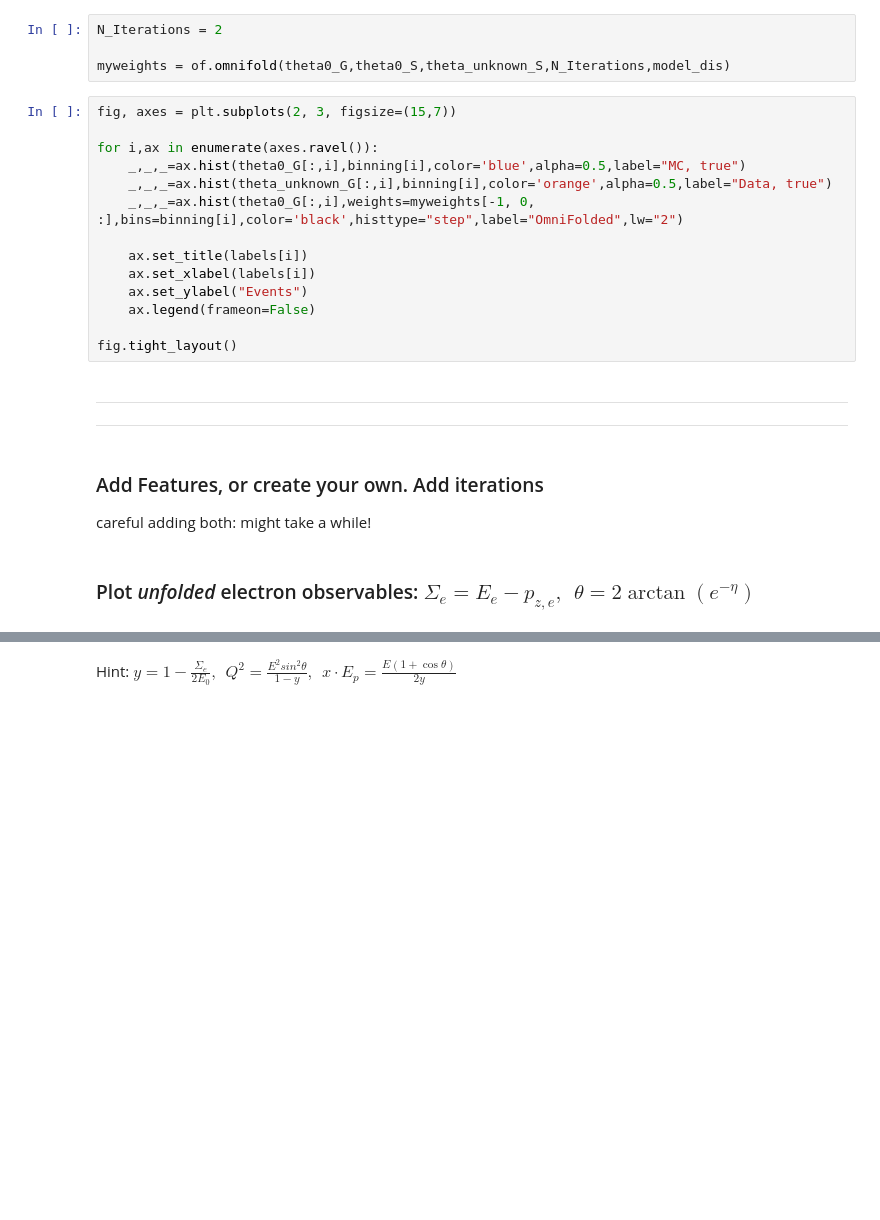
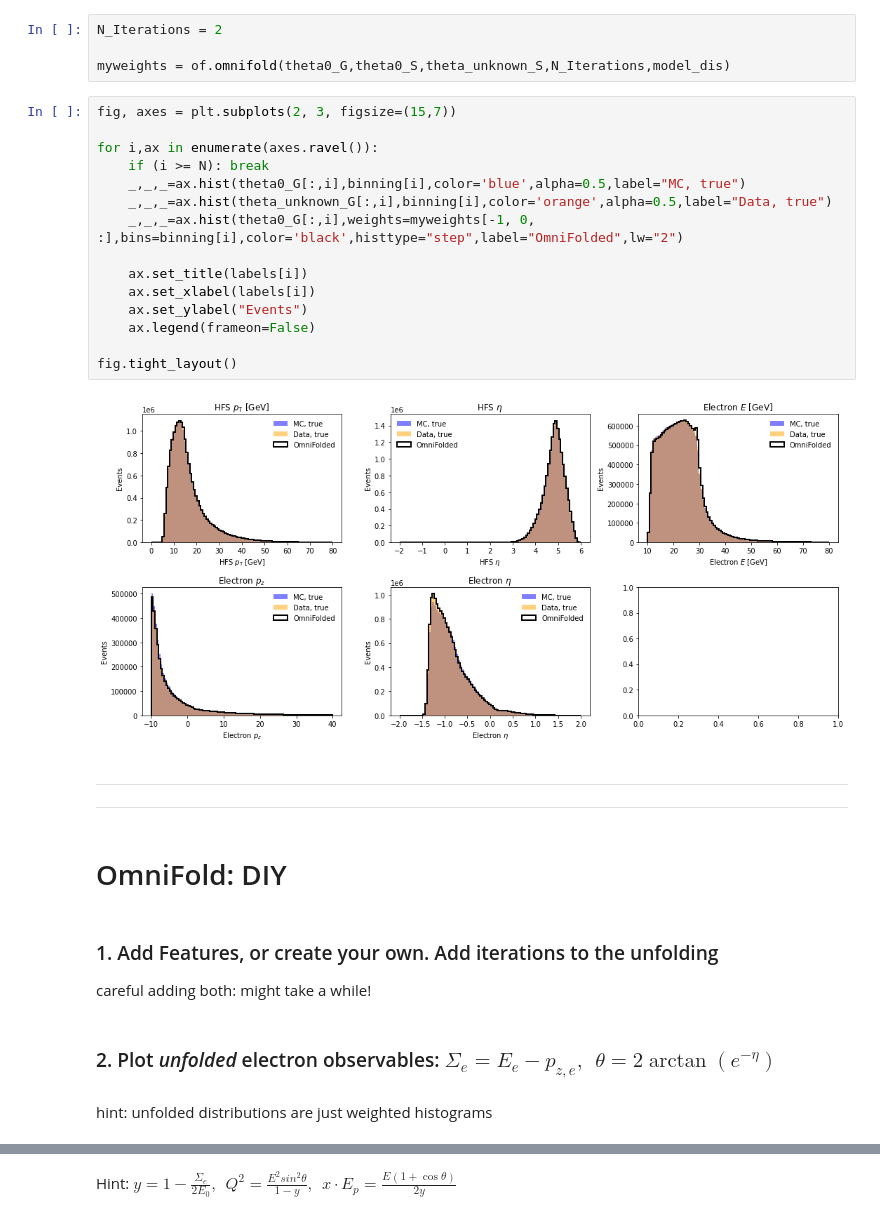
Before and after one commit to ftoralesacosta/AI4EIC_Omnifold, a Jupyter notebook: DIS_Omnifold.ipynb, the cells around one changed output, grey strips where cells are left out. Cells and saved outputs as stored; diff of their text form; blank space fills up the shorter version.

```diff
--- a/DIS_Omnifold.ipynb
+++ b/DIS_Omnifold.ipynb
@@ -199,23 +198,30 @@ myweights = of.omnifold(theta0_G,theta0_S,theta_unknown_S,N_Iterations,model_dis
 # %%
 fig, axes = plt.subplots(2, 3, figsize=(15,7))
 
 for i,ax in enumerate(axes.ravel()):
+    if (i >= N): break
     _,_,_=ax.hist(theta0_G[:,i],binning[i],color='blue',alpha=0.5,label="MC, true")
     _,_,_=ax.hist(theta_unknown_G[:,i],binning[i],color='orange',alpha=0.5,label="Data, true")
     _,_,_=ax.hist(theta0_G[:,i],weights=myweights[-1, 0, :],bins=binning[i],color='black',histtype="step",label="OmniFolded",lw="2")
 
     ax.set_title(labels[i])
     ax.set_xlabel(labels[i])
     ax.set_ylabel("Events")
     ax.legend(frameon=False)
 
 fig.tight_layout()
+# %% [output]
+[figure, added]
 # %% [markdown]
 ___
 ___
+# %% [markdown]
+# OmniFold: DIY
 # %% [markdown]
-### Add Features, or create your own. Add iterations
+### 1. Add Features, or create your own. Add iterations to the unfolding
 careful adding both: might take a while!
 # %% [markdown]
-### Plot _unfolded_ electron observables: $\Sigma_e = E_e - p_{z,e}, \ \ \theta = 2\arctan(e^{-\eta})$
+### 2. Plot _unfolded_ electron observables: $\Sigma_e = E_e - p_{z,e}, \ \ \theta = 2\arctan(e^{-\eta})$
+# %% [markdown]
+hint: unfolded distributions are just weighted histograms
 # %% [markdown]
```
Also changed, not shown: parts of 6 cells of this notebook.
